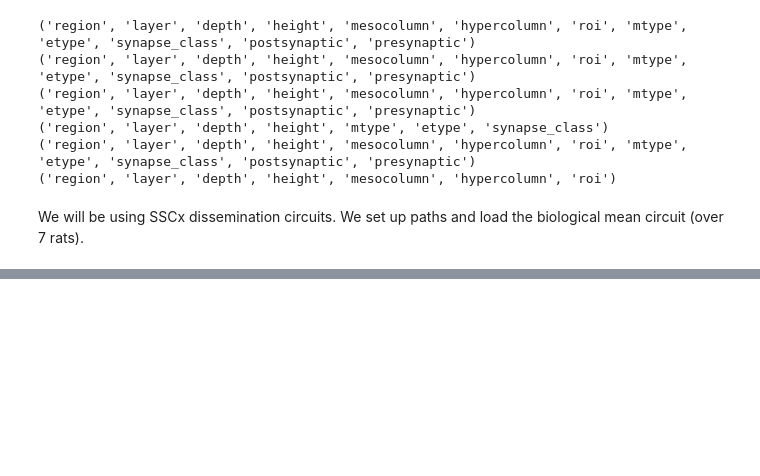
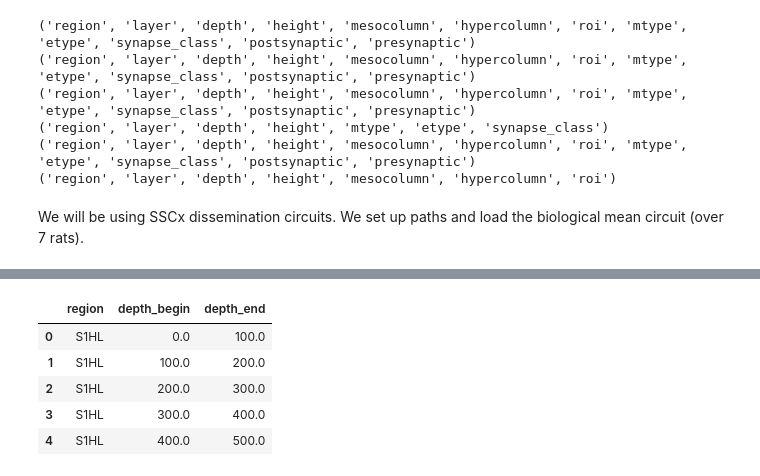
Before and after one commit to BlueBrain/DMT, a Jupyter notebook: v2/neuro_dmt/library/users/visood/sscx_dissemination/composition_suite.ipynb, the cells around one changed output, grey strips where cells are left out. Cells and saved outputs as stored; diff of their text form; code cells hidden in the pictures; blank space fills up the shorter version.

Commit message:
develop tools to analyze by depth

```diff
--- a/v2/neuro_dmt/library/users/visood/sscx_dissemination/composition_suite.ipynb
+++ b/v2/neuro_dmt/library/users/visood/sscx_dissemination/composition_suite.ipynb
@@ -77,7 +77,7 @@ mock_circuit_model =\
         circuit_connectivity,
         label="BlueBrainCircuitModelMockLight")
 # %%
-composition_analyses =\
+suite_composition_analyses =\
     CompositionAnalysesSuite(
         sample_size=100,
         size_roi=50.*np.ones(1))
@@ -89,0 +108,14 @@ composition_analyses(
+# %%
+suite_composition_analyses\
+    .parameters_regions_and_depths\
+    .values(
+        adapter,
+        mock_circuit_model)\
+    .head()
+# %% [output]
+|  | region | depth_begin | depth_end |
+| 0 | S1HL | 0.0 | 100.0 |
+| 1 | S1HL | 100.0 | 200.0 |
+| 2 | S1HL | 200.0 | 300.0 |
+| 3 | S1HL | 300.0 | 400.0 |
+| 4 | S1HL | 400.0 | 500.0 |
```
Also changed, not shown: parts of 9 cells of this notebook, 1 other file.
